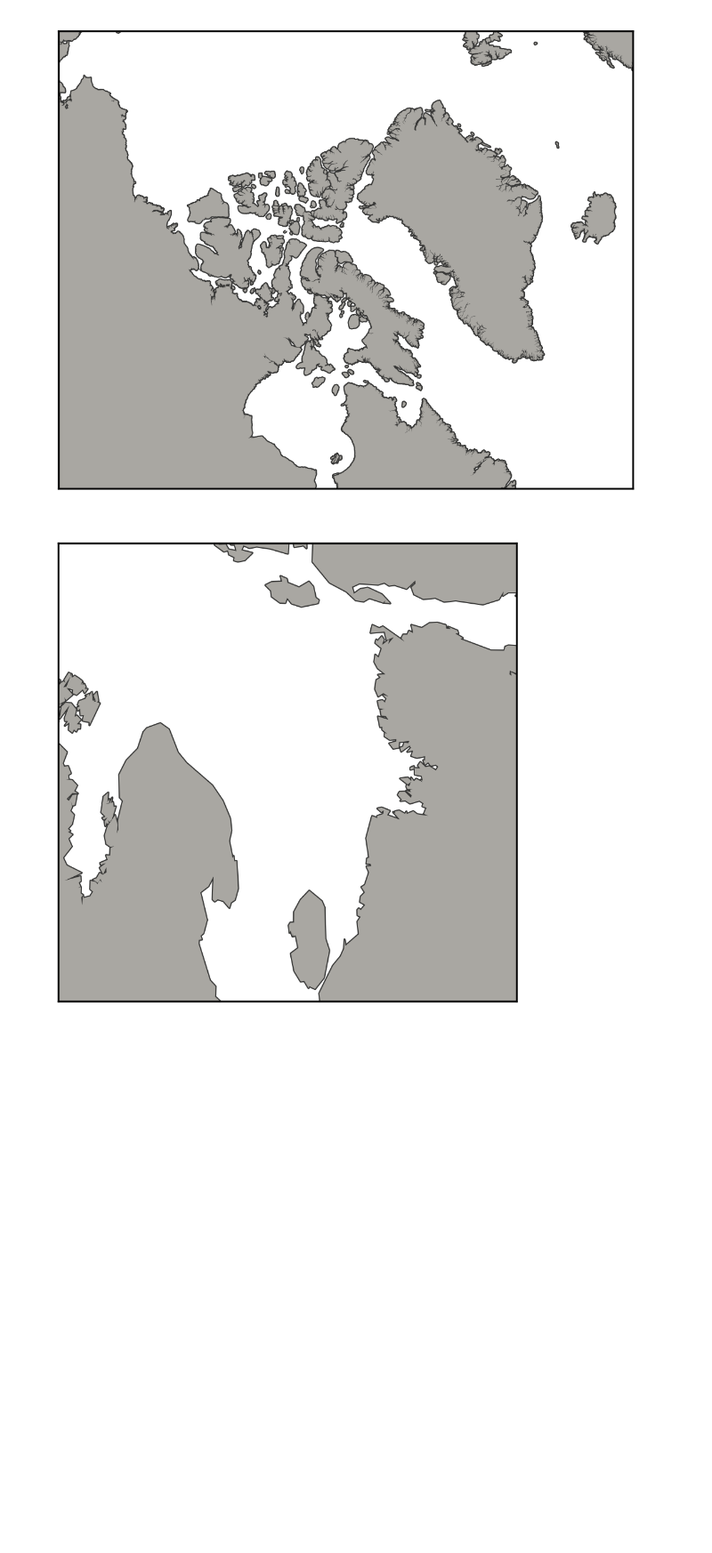
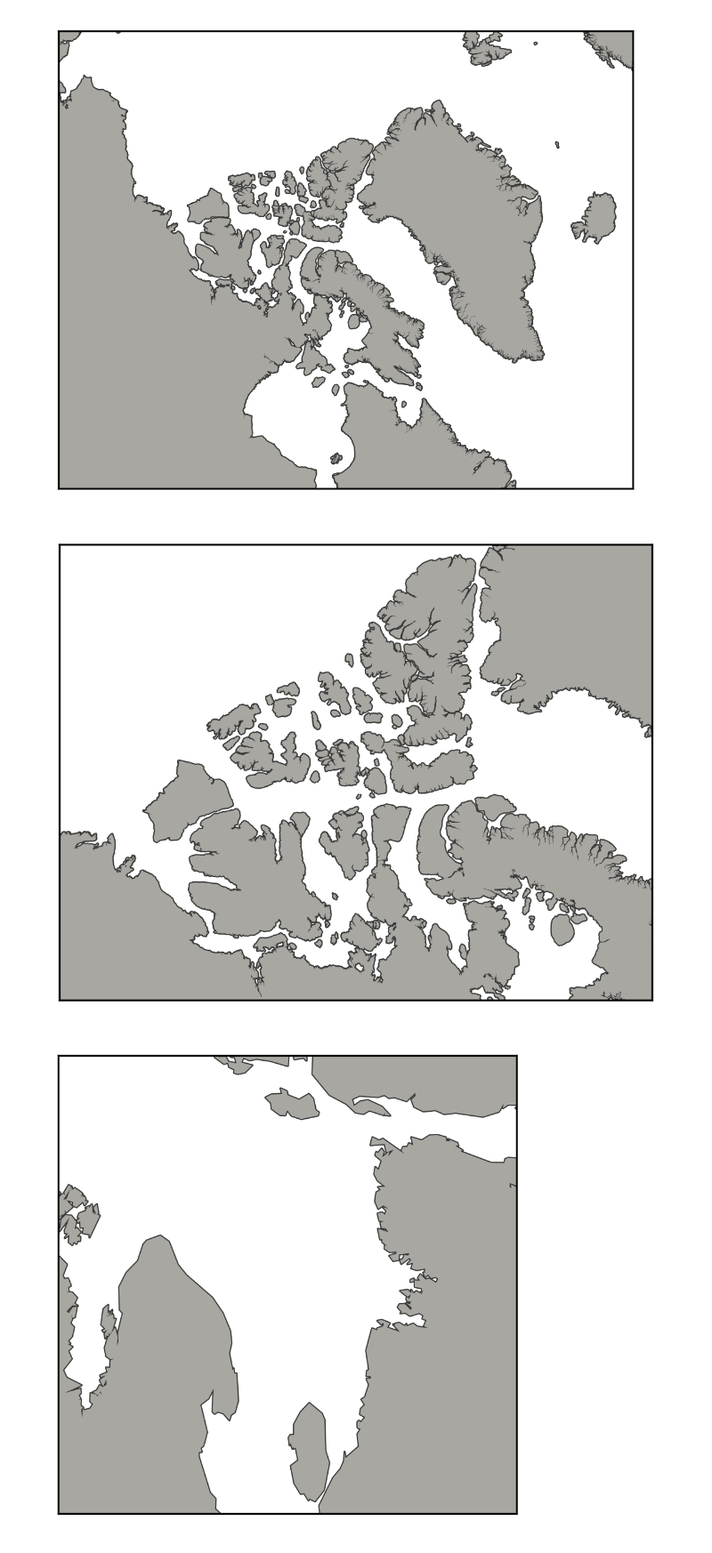
Before and after one commit to UBC-MOAD/analysis-brogalla, a Jupyter notebook: paper3/map-pickles.ipynb, the cells around one changed output. Shown at 89% size. Saved outputs shown, nothing was run; the diff lists cells and outputs as text; code cells hidden in the pictures; blank space fills up the shorter version.

Commit message:
new pickle with multiple panel maps

```diff
--- a/paper3/map-pickles.ipynb
+++ b/paper3/map-pickles.ipynb
@@ -82,6 +82,17 @@ proj1.fillcontinents(color=land_color, lake_color=land_color, zorder=2);
 pickle.dump((fig, ax1, proj1), open('/ocean/brogalla/GEOTRACES/pickles/Pb-map.pickle','wb'))
 # %% [output]
 [figure]
+# %%
+fig, ax1 = plt.subplots(figsize=(4.5, 3.74), dpi=300)
+
+proj1=Basemap(projection='eqdc',lat_0 = 75.5, lon_0 = -98, resolution='i', width=2.6e6, height=2.0e6, ax=ax1)
+proj1.drawcoastlines(color=land_outline_color, linewidth=1.0);
+proj1.fillcontinents(color=land_color, lake_color=land_color, zorder=2);
+
+# pickle the class instance.
+pickle.dump((fig, ax1, proj1), open('/ocean/brogalla/GEOTRACES/pickles/Pb-CAA-zoom.pickle','wb'))
+# %% [output]
+[figure, added]
 # %%
 fig, ax1 = plt.subplots(figsize=(4.5, 3.74), dpi=300)
 
```
Also changed, not shown: parts of 1 cell of this notebook.
